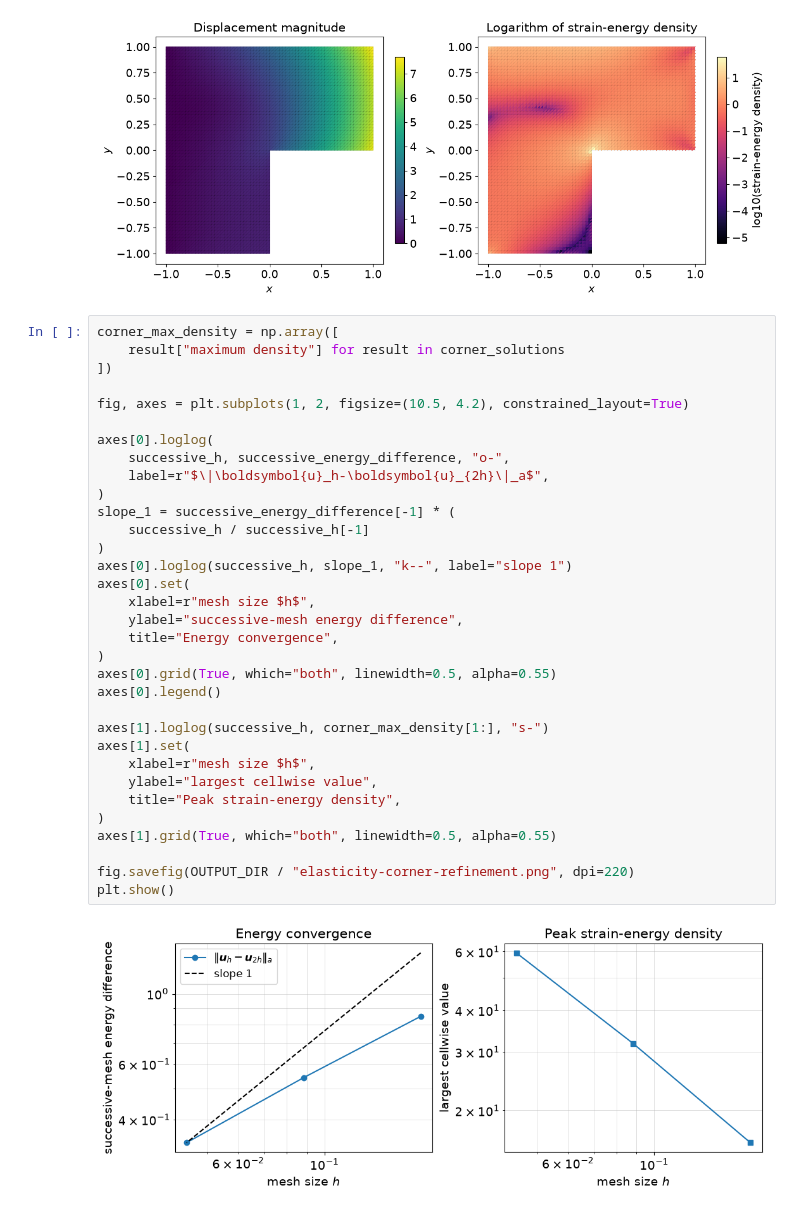
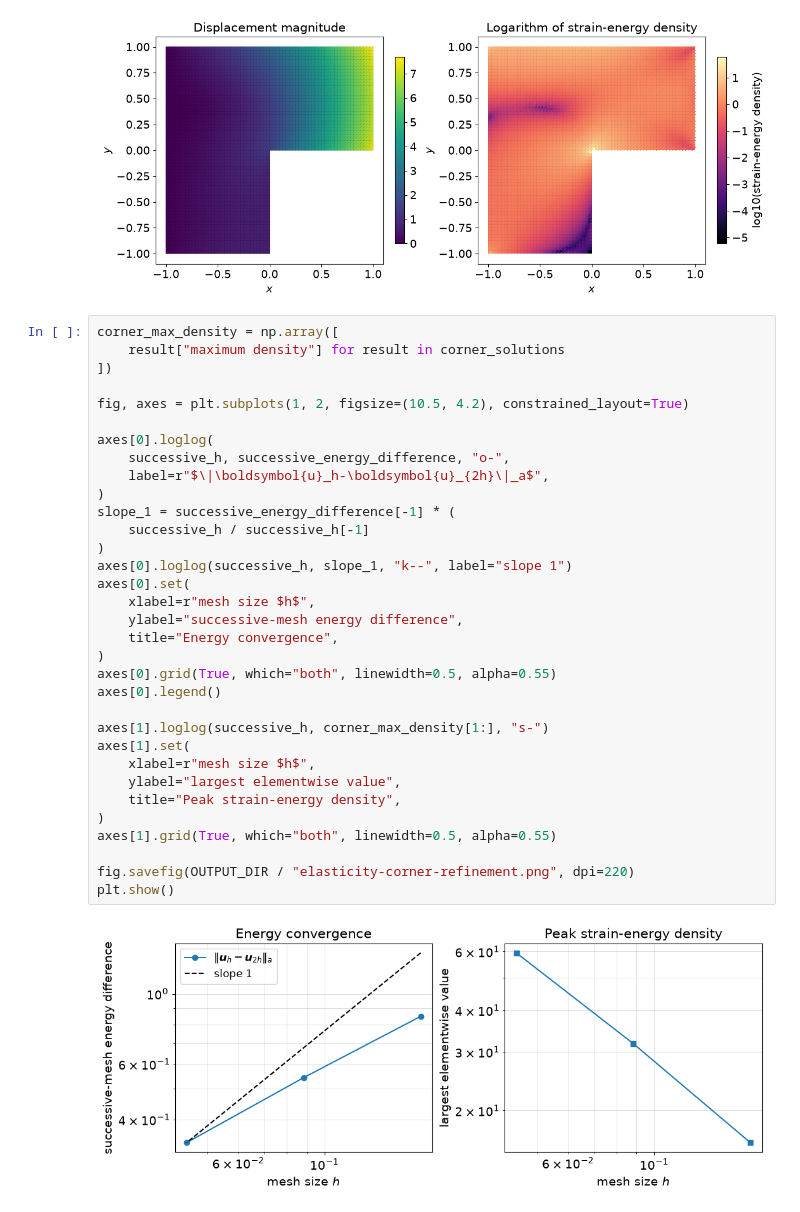
Before and after one commit to CEADpx/finite-element-methods, a Jupyter notebook: notebooks/error-analysis/elasticity_convergence.ipynb, the cells around one changed output. Drawn from its saved outputs; the diff is of its cells as text.

```diff
--- a/notebooks/error-analysis/elasticity_convergence.ipynb
+++ b/notebooks/error-analysis/elasticity_convergence.ipynb
@@ -524,35 +524,35 @@ corner_max_density = np.array([
 ])
 
 fig, axes = plt.subplots(1, 2, figsize=(10.5, 4.2), constrained_layout=True)
 
 axes[0].loglog(
     successive_h, successive_energy_difference, "o-",
     label=r"$\|\boldsymbol{u}_h-\boldsymbol{u}_{2h}\|_a$",
 )
 slope_1 = successive_energy_difference[-1] * (
     successive_h / successive_h[-1]
 )
 axes[0].loglog(successive_h, slope_1, "k--", label="slope 1")
 axes[0].set(
     xlabel=r"mesh size $h$",
     ylabel="successive-mesh energy difference",
     title="Energy convergence",
 )
 axes[0].grid(True, which="both", linewidth=0.5, alpha=0.55)
 axes[0].legend()
 
 axes[1].loglog(successive_h, corner_max_density[1:], "s-")
 axes[1].set(
     xlabel=r"mesh size $h$",
-    ylabel="largest cellwise value",
+    ylabel="largest elementwise value",
     title="Peak strain-energy density",
 )
 axes[1].grid(True, which="both", linewidth=0.5, alpha=0.55)
 
 fig.savefig(OUTPUT_DIR / "elasticity-corner-refinement.png", dpi=220)
 plt.show()
 # %% [output]
-[figure, old version]
+[figure, new version]
 # %% [markdown]
 The successive-mesh energy differences decrease with observed rates below the
 first-order rate expected for a smooth solution with linear elements. At the
```
Also changed, not shown: parts of 4 cells of this notebook, 38 other files.
